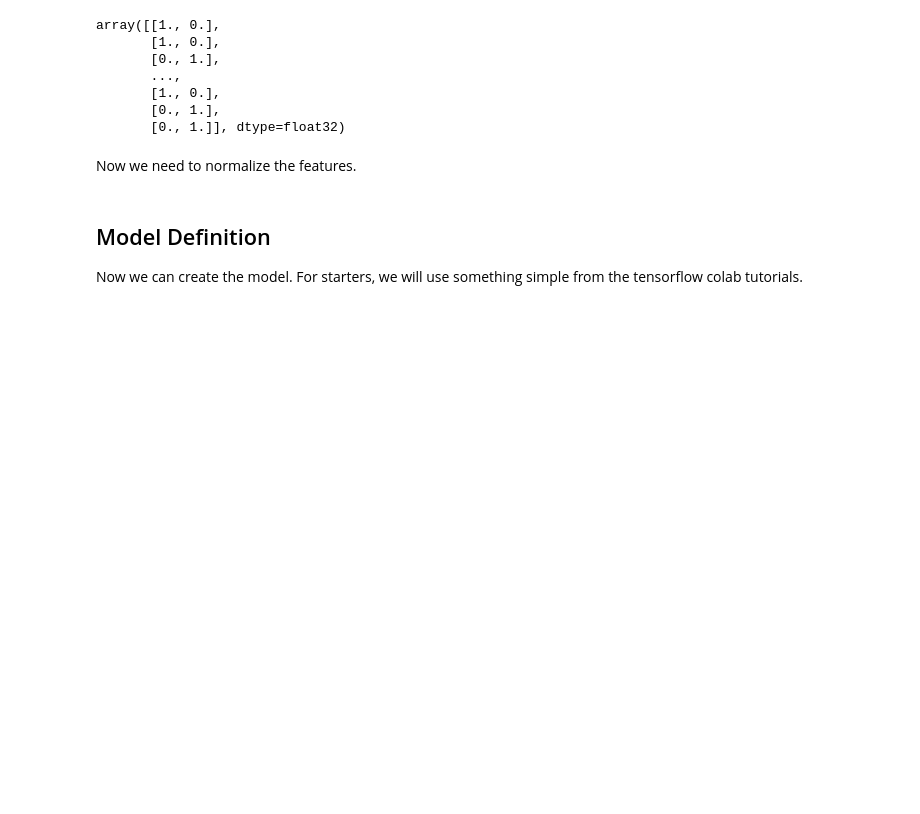
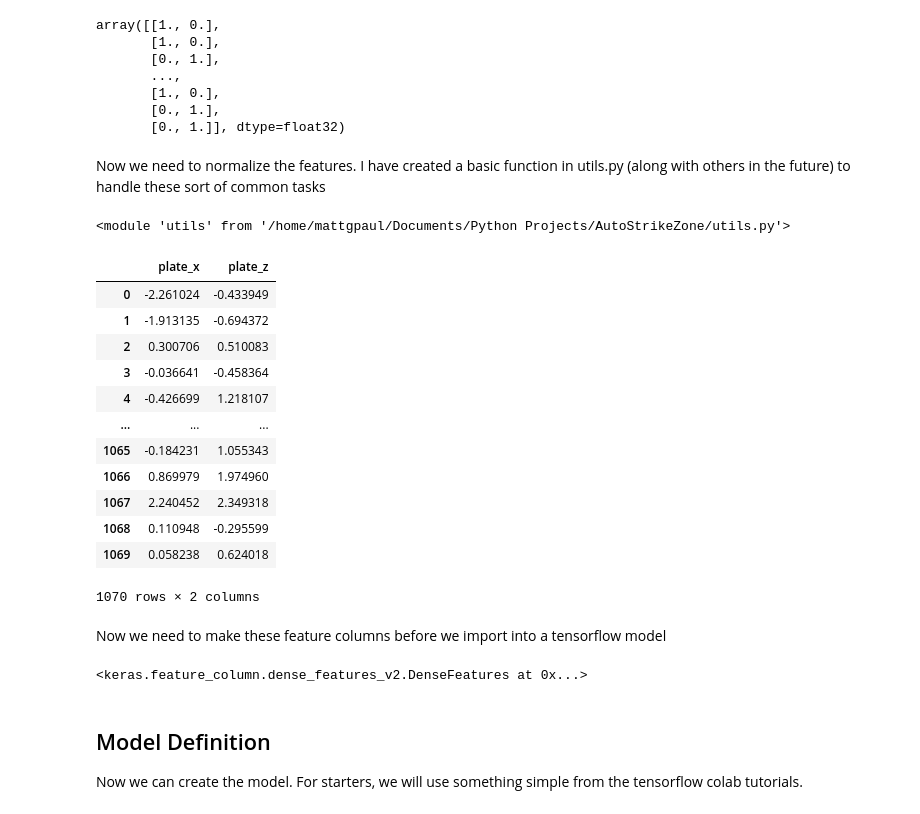
Before and after one commit to mattgpaul/AutoStrikeZone, a Jupyter notebook: AutoStrikeZone.ipynb, the cells around one changed output. Cells and saved outputs as stored; diff of their text form; code cells hidden in the pictures; blank space fills up the shorter version.

Commit message:
ready to define the model functions

```diff
--- a/AutoStrikeZone.ipynb
+++ b/AutoStrikeZone.ipynb
@@ -266,8 +266,38 @@ array([[1., 0.],
        [1., 0.],
        [0., 1.],
        [0., 1.]], dtype=float32)
-# %% [markdown]
-Now we need to normalize the features.
+# %% [markdown]
+Now we need to normalize the features. I have created a basic function in utils.py (along with others in the future) to handle these sort of common tasks
+# %%
+import importlib
+import utils
+importlib.reload(utils)
+# %% [output]
+<module 'utils' from '/home/mattgpaul/Documents/Python Projects/AutoStrikeZone/utils.py'>
+# %%
+X, mu, sigma = utils.Normalize(tensor[['plate_x','plate_z']])
+X
+# %% [output]
+|  | plate_x | plate_z |
+| 0 | -2.261024 | -0.433949 |
+| 1 | -1.913135 | -0.694372 |
+| 2 | 0.300706 | 0.510083 |
+| 3 | -0.036641 | -0.458364 |
+| 4 | -0.426699 | 1.218107 |
+| ... | ... | ... |
+| 1065 | -0.184231 | 1.055343 |
+| 1066 | 0.869979 | 1.974960 |
+| 1067 | 2.240452 | 2.349318 |
+| 1068 | 0.110948 | -0.295599 |
+| 1069 | 0.058238 | 0.624018 |
+1070 rows × 2 columns
+# %% [markdown]
+Now we need to make these feature columns before we import into a tensorflow model
+# %%
+feature_layer = utils.CreateFeatureColumns(X, ['plate_x','plate_z'])
+feature_layer
+# %% [output]
+<keras.feature_column.dense_features_v2.DenseFeatures at 0x...>
 # %% [markdown]
 ## Model Definition
 
```
Also changed, not shown: parts of 2 cells of this notebook, 1 other file.
